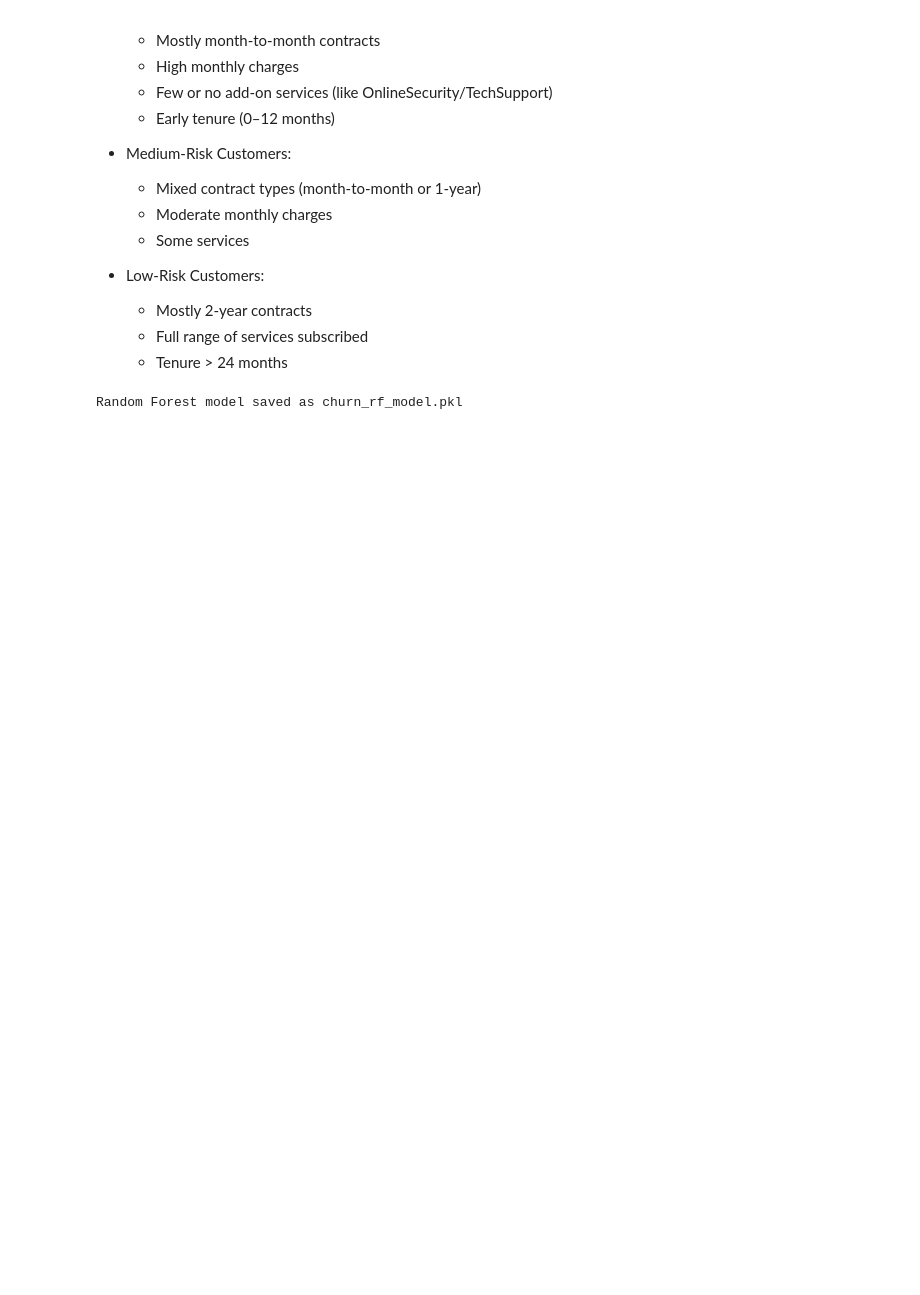
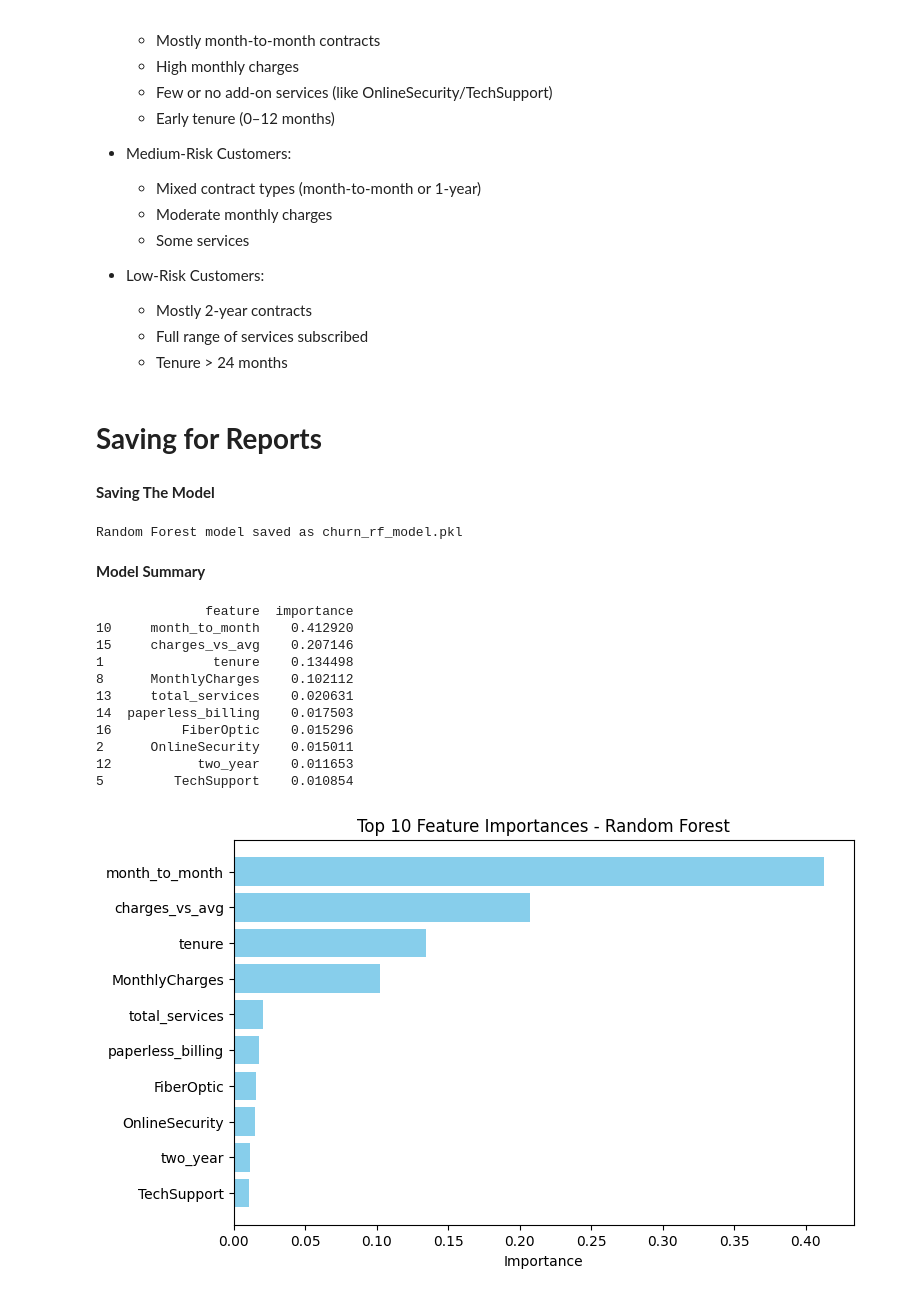
Before and after one commit to KhushiBhoj/customer-churn-analysis, a Jupyter notebook: Churn_Analysis.ipynb, the cells around one changed output. Cells and saved outputs as stored; diff of their text form; code cells hidden in the pictures; blank space fills up the shorter version.

```diff
--- a/Churn_Analysis.ipynb
+++ b/Churn_Analysis.ipynb
@@ -509,6 +509,10 @@ print(high_risk_test[['tenure','MonthlyCharges','total_services','month_to_month
   * Mostly 2-year contracts
   * Full range of services subscribed
   * Tenure > 24 months
+# %% [markdown]
+# **Saving for Reports**
+# %% [markdown]
+**Saving The Model**
 # %%
 # Saving final model
 import pickle
@@ -519,3 +523,35 @@ with open('final_model.pkl', 'wb') as file:
     print("Random Forest model saved as churn_rf_model.pkl")
 # %% [output]
 Random Forest model saved as churn_rf_model.pkl
+# %% [markdown]
+**Model Summary**
+# %%
+# Get feature importance
+feature_importance = pd.DataFrame({
+    'feature': x_train.columns,
+    'importance': rf.feature_importances_
+}).sort_values(by='importance', ascending=False)
+
+# Top 10 features
+top_features = feature_importance.head(10)
+print(top_features)
+
+# Plot
+plt.figure(figsize=(8,5))
+plt.barh(top_features['feature'][::-1], top_features['importance'][::-1], color='skyblue')
+plt.xlabel('Importance')
+plt.title('Top 10 Feature Importances - Random Forest')
+plt.show()
+# %% [output]
+              feature  importance
+10     month_to_month    0.412920
+15     charges_vs_avg    0.207146
+1              tenure    0.134498
+8      MonthlyCharges    0.102112
+13     total_services    0.020631
+14  paperless_billing    0.017503
+16         FiberOptic    0.015296
+2      OnlineSecurity    0.015011
+12           two_year    0.011653
+5         TechSupport    0.010854
+[figure, added]
```
Also changed, not shown: parts of 4 cells of this notebook.
